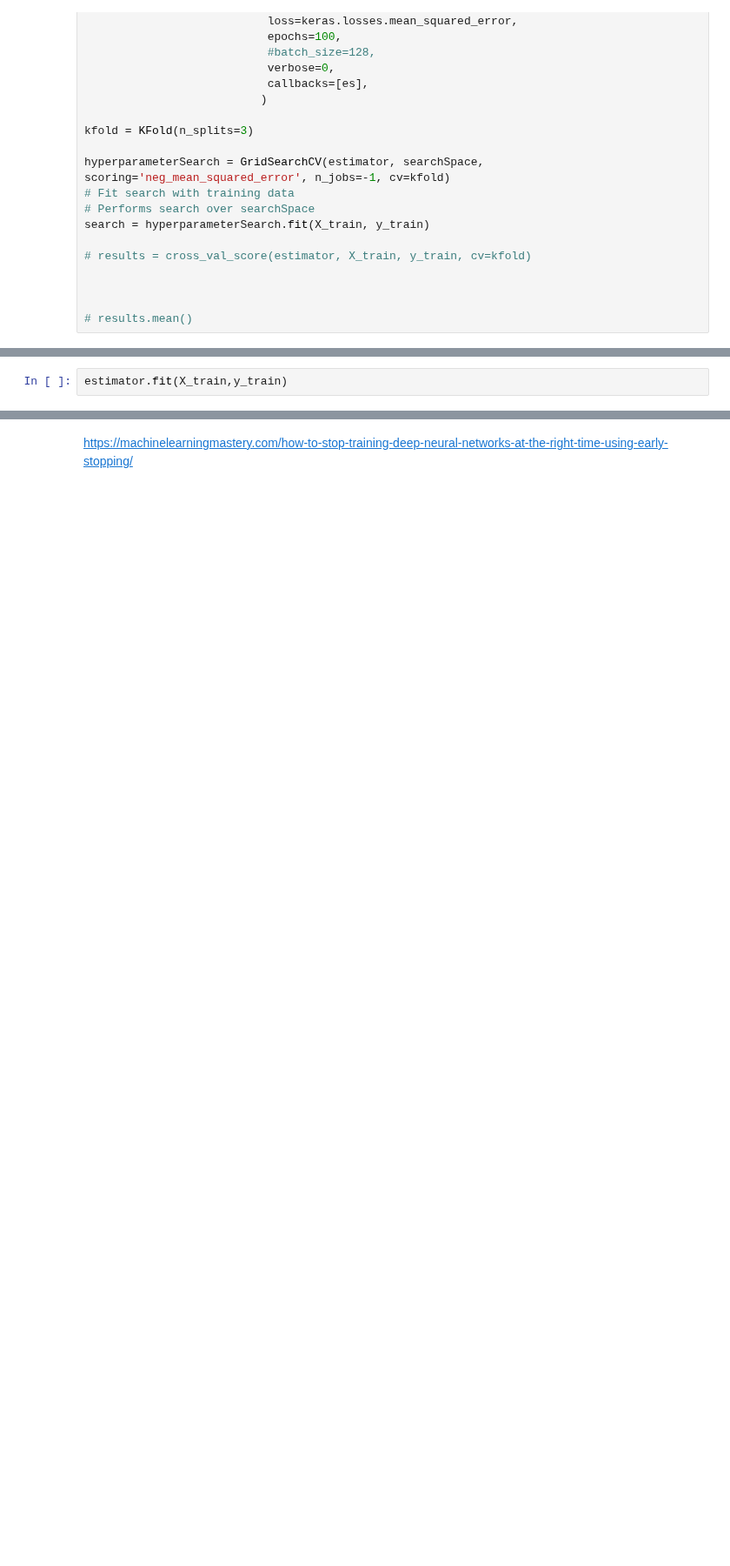
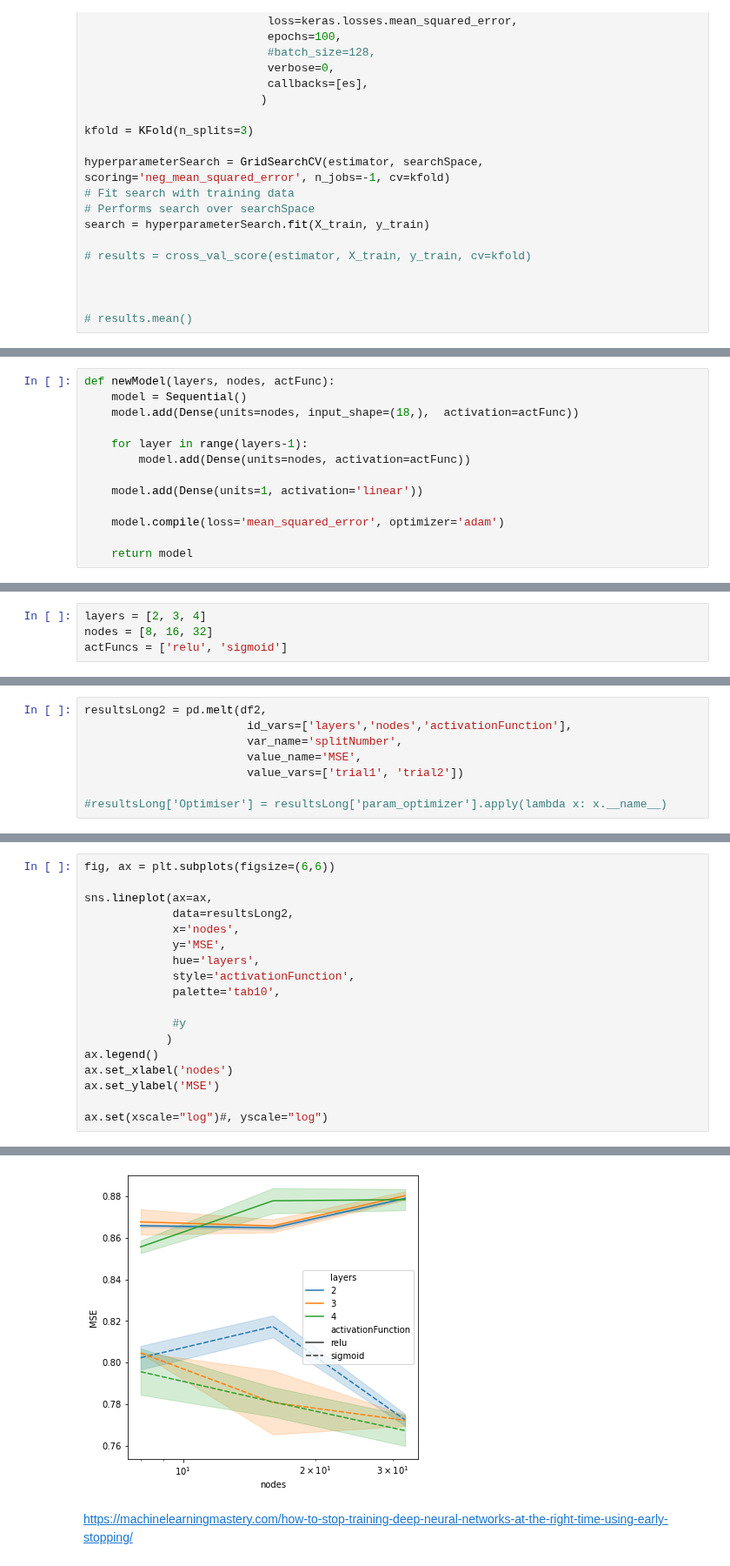
Before and after one commit to StephenTGibson/COMP527-colabNotebooks, a Jupyter notebook: COMP534-AppliedArtificialIntelligence/COMP534-CA2.ipynb, the cells around one changed output, grey strips where cells are left out. Shown at 87% size. Drawn from its saved outputs; the diff is of its cells as text; blank space fills up the shorter version.

```diff
--- a/COMP534-AppliedArtificialIntelligence/COMP534-CA2.ipynb
+++ b/COMP534-AppliedArtificialIntelligence/COMP534-CA2.ipynb
@@ -336,2 +291,0 @@ ax.set(xscale="log")#, yscale="log")
-# %%
-estimator.fit(X_train,y_train)
@@ -365,0 +336,13 @@ KerasRegressor(
+# %%
+def newModel(layers, nodes, actFunc):
+    model = Sequential()
+    model.add(Dense(units=nodes, input_shape=(18,),  activation=actFunc))
+
+    for layer in range(layers-1):
+        model.add(Dense(units=nodes, activation=actFunc))
+
+    model.add(Dense(units=1, activation='linear'))
+
+    model.compile(loss='mean_squared_error', optimizer='adam')
+
+    return model
@@ -365,0 +369,4 @@ KerasRegressor(
+# %%
+layers = [2, 3, 4]
+nodes = [8, 16, 32]
+actFuncs = ['relu', 'sigmoid']
@@ -365,0 +429,8 @@ KerasRegressor(
+# %%
+resultsLong2 = pd.melt(df2,
+                        id_vars=['layers','nodes','activationFunction'],
+                        var_name='splitNumber',
+                        value_name='MSE',
+                        value_vars=['trial1', 'trial2'])
+
+#resultsLong['Optimiser'] = resultsLong['param_optimizer'].apply(lambda x: x.__name__)
@@ -365,0 +457,19 @@ KerasRegressor(
+# %%
+fig, ax = plt.subplots(figsize=(6,6))
+
+sns.lineplot(ax=ax,
+             data=resultsLong2,
+             x='nodes',
+             y='MSE',
+             hue='layers',
+             style='activationFunction',
+             palette='tab10',
+
+             #y
+            )
+ax.legend()
+ax.set_xlabel('nodes')
+ax.set_ylabel('MSE')
+
+ax.set(xscale="log")#, yscale="log")
+# %% [output]
@@ -366,2 +477,3 @@ KerasRegressor(
+[figure, added]
 # %% [markdown]
 https://machinelearningmastery.com/how-to-stop-training-deep-neural-networks-at-the-right-time-using-early-stopping/
```
Also changed, not shown: parts of 45 cells of this notebook.
